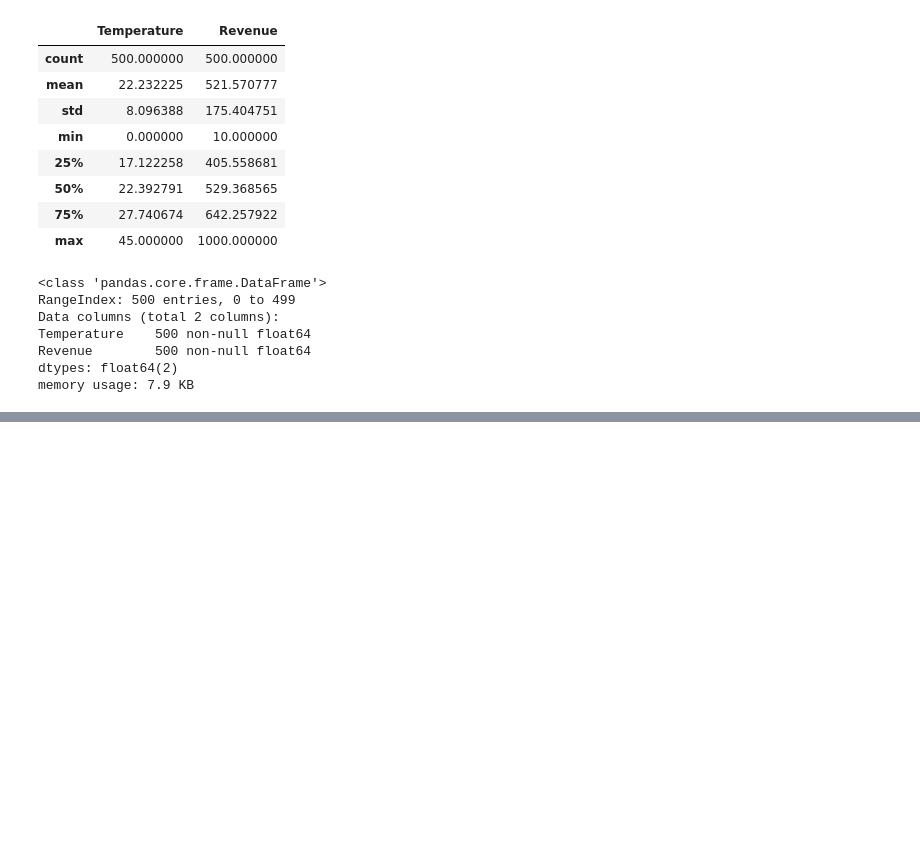
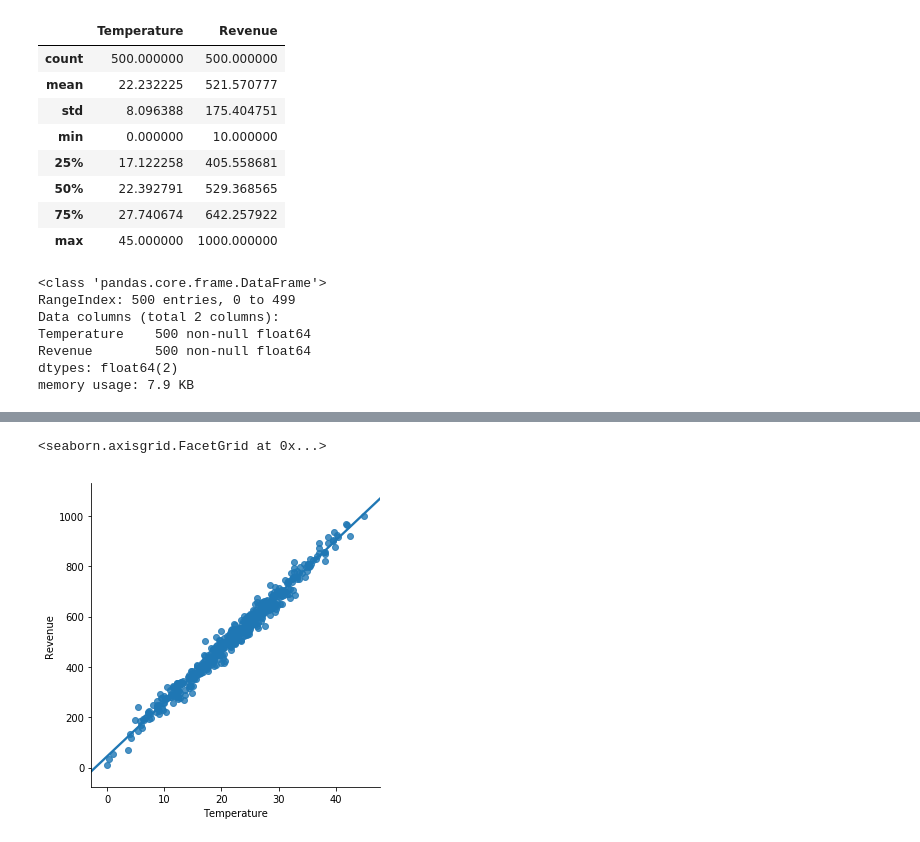
Before and after one commit to sagecodes/Icecream-temp-simple-linear-regression, a Jupyter notebook: ice cream vs temp regression.ipynb, the cells around one changed output, grey strips where cells are left out. Cells and saved outputs as stored; diff of their text form; code cells hidden in the pictures; blank space fills up the shorter version.

```diff
--- a/ice cream vs temp regression.ipynb
+++ b/ice cream vs temp regression.ipynb
@@ -58,0 +74,6 @@ memory usage: 7.9 KB
+# %%
+# lmplot plots best line thorugh data
+sns.lmplot(x='Temperature', y='Revenue', data = icecream_df)
+# %% [output]
+<seaborn.axisgrid.FacetGrid at 0x...>
+[figure, added]
```
Also changed, not shown: parts of 12 cells of this notebook.
